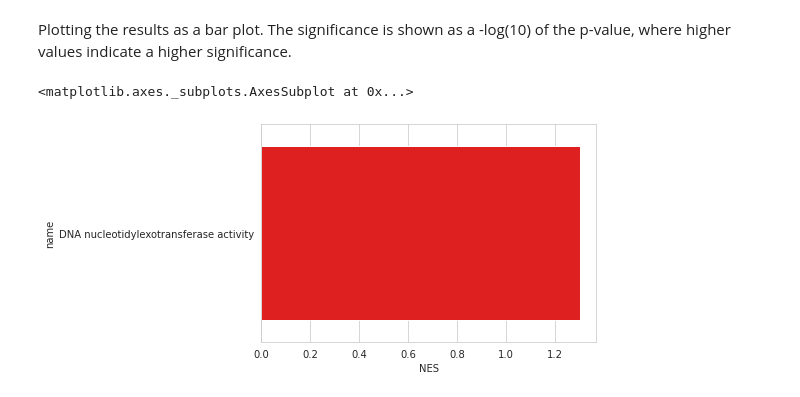
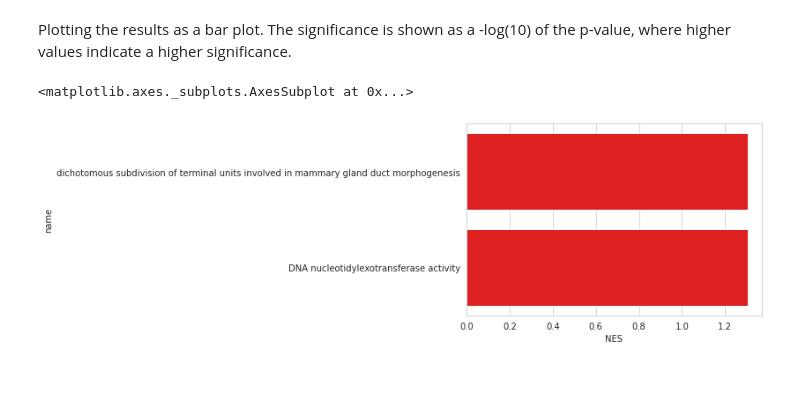
Before and after one commit to SushmitaM1/RNA_Analysis_python, a Jupyter notebook: RNA_expression_analysis_Python3.ipynb, the cells around one changed output. Saved outputs shown, nothing was run; the diff lists cells and outputs as text; code cells hidden in the pictures.

Commit message:
Added bar plot, corrected spellings

```diff
--- a/RNA_expression_analysis_Python3.ipynb
+++ b/RNA_expression_analysis_Python3.ipynb
@@ -418,7 +481,7 @@ Plotting the results as a bar plot. The significance is shown as a -log(10) of t
 # %%
 enrich['NES'] = -np.log10(enrich['p_value'])
 enrich.sort_index(axis=0, level='NES', inplace=True)
-sns.barplot(x='NES', y='name', data=enrich.iloc[1:20,],color='red')
+sns.barplot(x='NES', y='name', data=enrich.iloc[0:20,],color='red')
 # %% [output]
 <matplotlib.axes._subplots.AxesSubplot at 0x...>
-[figure, old version]
+[figure, new version]
```
Also changed, not shown: parts of 16 cells of this notebook.
